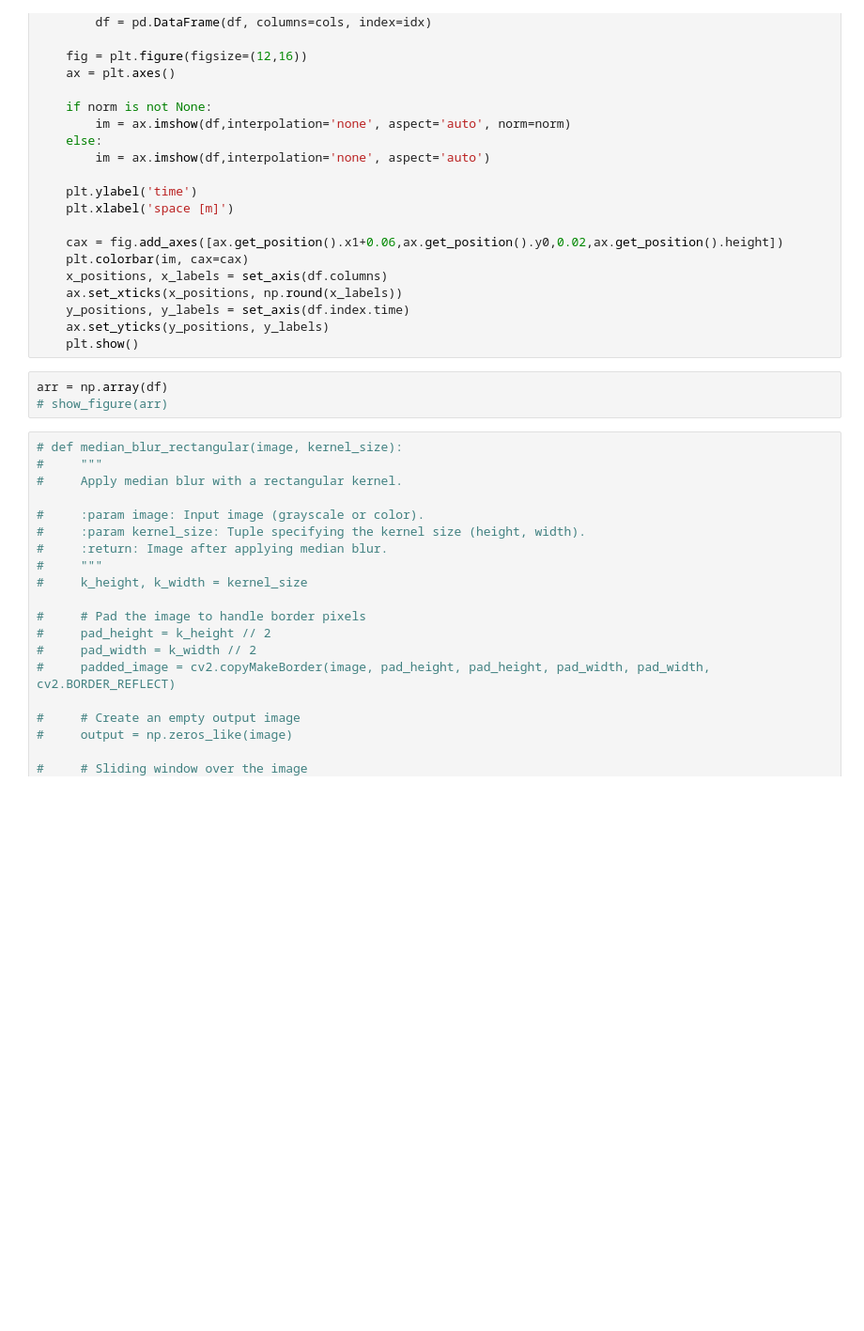
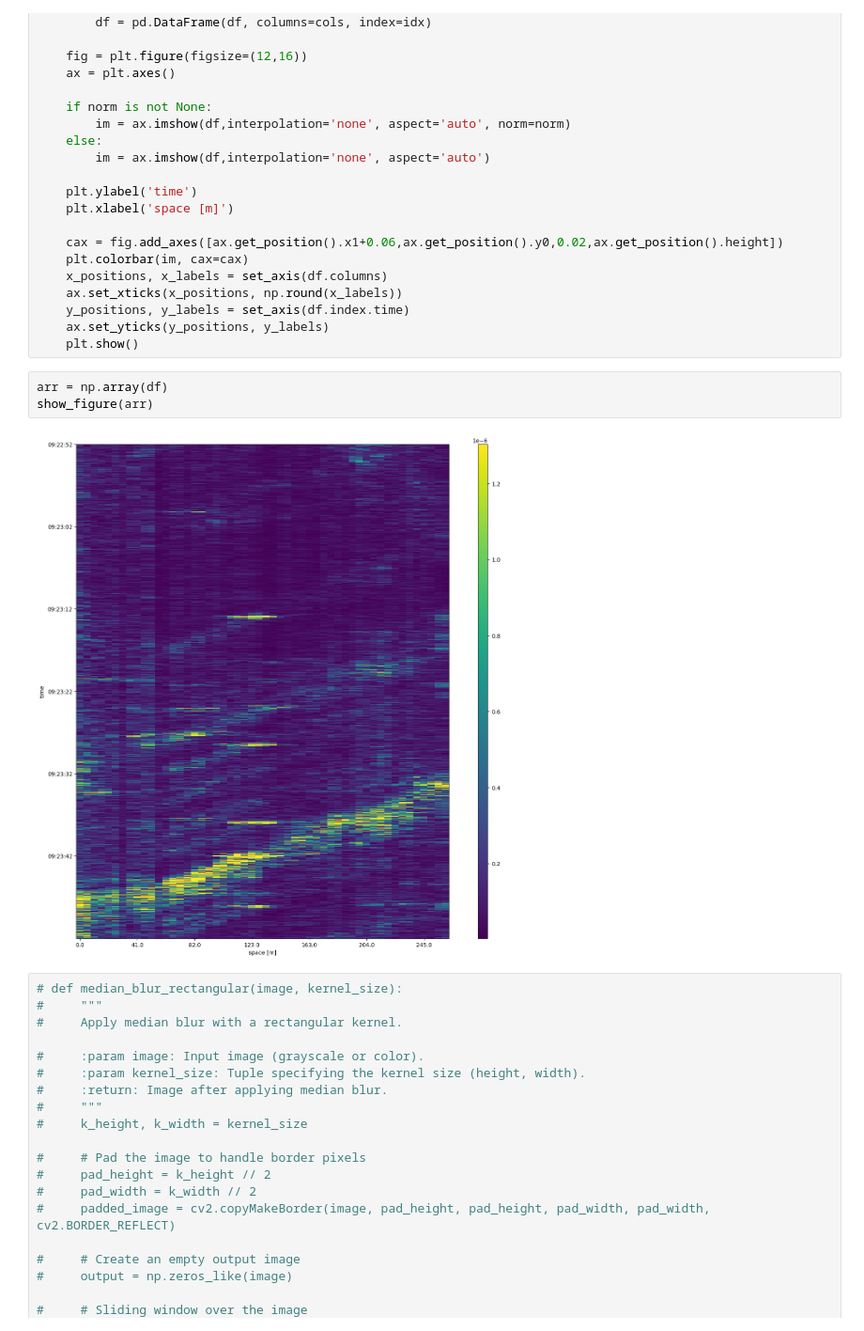
Before and after one commit to miczkejedrzej/Cv1_project, a Jupyter notebook: project1/test_notebook1.ipynb, the cells around one changed output. Shown at 94% size. Cells and saved outputs as stored; diff of their text form; blank space fills up the shorter version.

```diff
--- a/project1/test_notebook1.ipynb
+++ b/project1/test_notebook1.ipynb
@@ -86,7 +87,9 @@ def show_figure(table, norm=norm):
     plt.show()
 # %%
 arr = np.array(df)
-# show_figure(arr)
+show_figure(arr)
+# %% [output]
+[figure, added]
 # %%
 # def median_blur_rectangular(image, kernel_size):
 #     """
```
Also changed, not shown: parts of 7 cells of this notebook.
